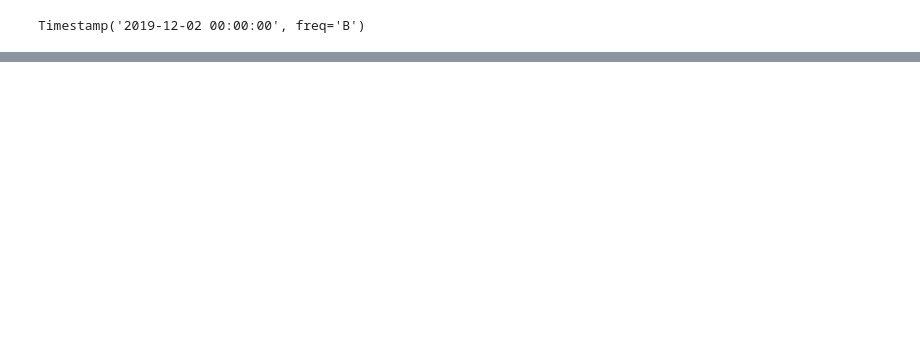
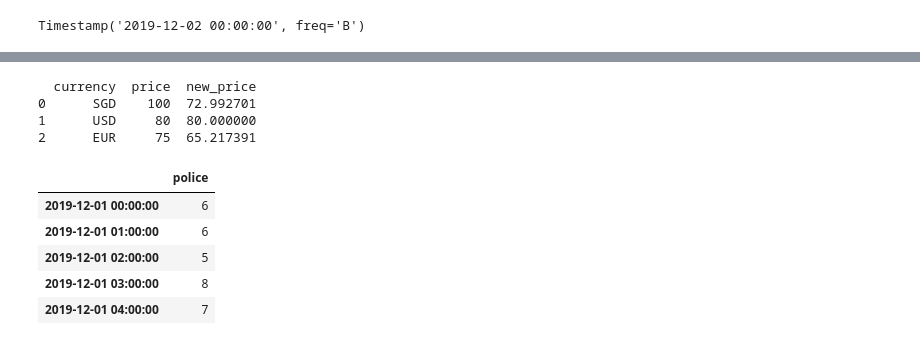
Before and after one commit to moranneil/Programming-For-Data-Analysis-Project-2019, a Jupyter notebook: Programming-For-Data-Analysis-Project-2019.ipynb, the cells around one changed output, grey strips where cells are left out. Saved outputs shown, nothing was run; the diff lists cells and outputs as text; code cells hidden in the pictures; blank space fills up the shorter version.

```diff
--- a/Programming-For-Data-Analysis-Project-2019.ipynb
+++ b/Programming-For-Data-Analysis-Project-2019.ipynb
@@ -63,0 +129,11 @@ AttributeError: 'DatetimeIndex' object has no attribute 'between_time'
+# %%
+df = pd.DataFrame({'currency': ['SGD', 'USD', 'EUR'],
+                   'price': [100, 80, 75]})
+to_usd = {'USD': 1.0, 'SGD': 1.37, 'EUR': 1.15}
+df['new_price'] = df.price / df.currency.map(to_usd)
+print(df)
+# %% [output]
+  currency  price  new_price
+0      SGD    100  72.992701
+1      USD     80  80.000000
+2      EUR     75  65.217391
@@ -63,0 +146,9 @@ AttributeError: 'DatetimeIndex' object has no attribute 'between_time'
+# %%
+ecas_police.head()
+# %% [output]
+|  | police |
+| 2019-12-01 00:00:00 | 6 |
+| 2019-12-01 01:00:00 | 6 |
+| 2019-12-01 02:00:00 | 5 |
+| 2019-12-01 03:00:00 | 8 |
+| 2019-12-01 04:00:00 | 7 |
```
Also changed, not shown: parts of 24 cells of this notebook.
